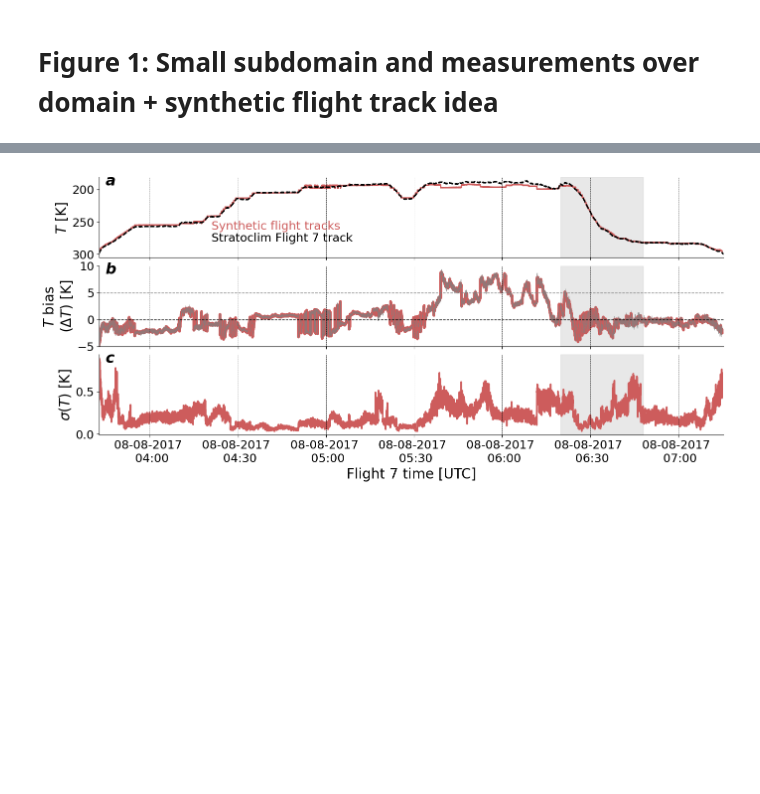
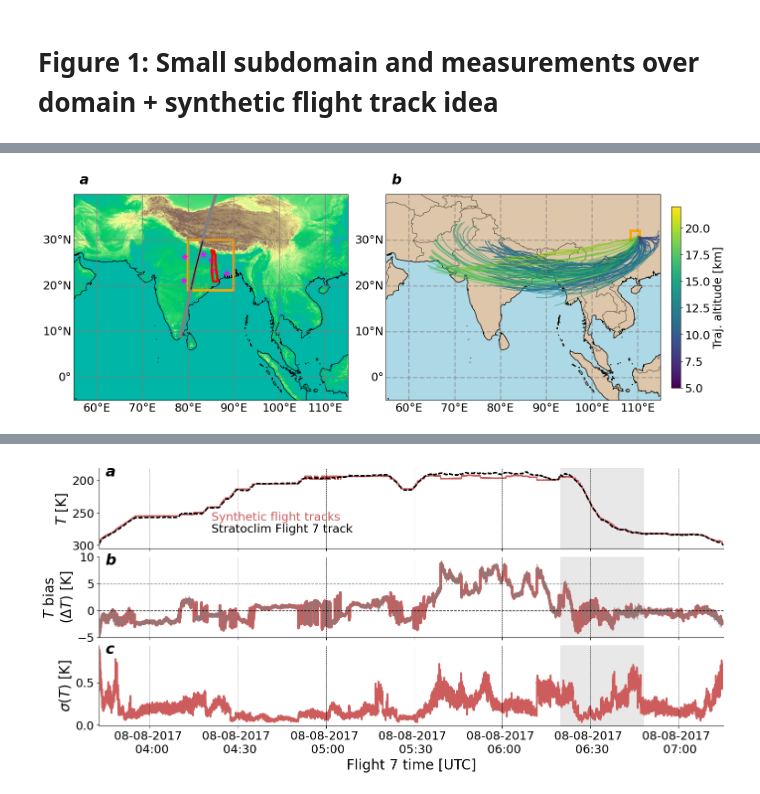
Before and after one commit to sylviasullivan/UTLS-profiles, a Jupyter notebook: Figures_article3.ipynb, the cells around one changed output, grey strips where cells are left out. Cells and saved outputs as stored; diff of their text form; code cells hidden in the pictures; blank space fills up the shorter version.

```diff
--- a/Figures_article3.ipynb
+++ b/Figures_article3.ipynb
@@ -229,0 +103,97 @@ plt.show()
+# %%
+fs = 18
+fig = plt.figure(figsize=(15,8), constrained_layout=True)
+gs = fig.add_gridspec(1,2,width_ratios=[3,3])
+
+# Set up grid in panel a
+ax0 = fig.add_subplot(gs[0,0], projection=ccrs.PlateCarree())
+ax1 = fig.add_subplot(gs[0,1], projection=ccrs.PlateCarree())
+ax0.set_rasterization_zorder(2.5)
+ax1.set_rasterization_zorder(2.5)
+
+gl = ax0.gridlines(crs=ccrs.PlateCarree(), draw_labels=True, linewidth=1, color='gray')
+gl.top_labels = False
+gl.right_labels = False
+gl.xformatter = LONGITUDE_FORMATTER
+gl.yformatter = LATITUDE_FORMATTER
+gl.xlabel_style = {'size':fs}
+gl.ylabel_style = {'size':fs}
+ax0.set_xlabel(r'Latitude [$^{\circ}$N]',fontsize=fs)
+ax0.set_ylabel(r'Longitude [$^{\circ}$E]',fontsize=fs)
+ax0.set_extent([55, 115, -5, 40],crs=ccrs.PlateCarree())
+
+# Add the time-consuming topography under the map
+cmap = truncate_colormap(plt.get_cmap('terrain'), 0.2, 1.)
+x, y = dset['lon'].values, dset['lat'].values
+ax0.tricontourf(x, y, dset['topography_c'], cmap=cmap, levels=np.arange(-100,8500,5), rasterized=True)
+ax0.coastlines()
+
+# Create and add a rectangle for the small subdomain
+lon_min, lon_max = 80, 90
+lat_min, lat_max = 19, 30
+box = mpatches.Rectangle( (lon_min, lat_min), lon_max - lon_min, lat_max - lat_min, linewidth=4,
+    edgecolor='orange', facecolor='none', transform=ccrs.PlateCarree() )
+ax0.add_patch(box)
+
+# Plot the sonde locations
+sz = 80
+ax0.scatter( 83.360, 26.750, marker='*', color='magenta', s=sz ) # Station 42379
+ax0.scatter( 85.1, 25.600, marker='*', color='magenta', s=sz ) # Station 42492
+ax0.scatter( 85.310, 23.310, marker='*', color='magenta', s=sz ) # Station 42701
+ax0.scatter( 79.050, 21.100, marker='*', color='magenta', s=sz ) # Station 42867
+ax0.scatter( 88.45079, 22.650, marker='*', color='magenta', s=sz ) # Station 42809
+ax0.scatter( 79.250, 26.230, marker='*', color='magenta', s=sz ) # Station 42361
+
+# Plot the MLS track
+ax0.plot( mls_lon[2800:3000], mls_lat[2800:3000], color='gray', lw=5, rasterized=True, transform=ccrs.PlateCarree() )
+ax0.plot( mls_lon_filtered, mls_lat_filtered, color='black', linestyle='-', rasterized=True, transform=ccrs.PlateCarree() )
+
+# Plot the Flight 7 Track
+ax0.scatter( lon_sc[i_sc[:,0]], lat_sc[i_sc[:,0]], c='red', s=2, rasterized=True, transform=ccrs.PlateCarree() )
+ax0.text(0.02 ,1.05, 'a', weight='bold', fontstyle='italic', fontsize=fs+4, transform=ax0.transAxes)
+
+ax1.coastlines()
+ax1.set_extent([55, 115, -5, 40],crs=ccrs.PlateCarree())
+
+gl = ax1.gridlines(crs=ccrs.PlateCarree(), draw_labels=True,
+                  linewidth=2, color='gray', alpha=0.5, linestyle='--')
+gl.xlabels_top = False
+gl.ylabels_right = False
+gl.xformatter = LONGITUDE_FORMATTER
+gl.yformatter = LATITUDE_FORMATTER
+gl.xlabel_style = {'size': fs}
+gl.ylabel_style = {'size': fs}
+ax1.add_feature(cfeature.OCEAN, facecolor='lightblue')
+ax1.add_feature(cfeature.LAND, facecolor='tan', alpha=0.75)
+ax1.add_feature(cfeature.BORDERS, linewidth=0.5)
+
+# Create and add a rectangle for the small subdomain
+lon_min, lon_max = 108.5, 110.5
+lat_min, lat_max = 30, 32
+box = mpatches.Rectangle( (lon_min, lat_min), lon_max - lon_min, lat_max - lat_min, linewidth=4,
+    edgecolor='orange', facecolor='none', transform=ccrs.PlateCarree() )
+ax1.add_patch(box)
+
+# Overlay trajectories
+norm = plt.Normalize(5,22)
+for i in np.arange(n):
+    points = np.array([traj_lon[:,i], traj_lat[:,i]]).T.reshape(-1, 1, 2)
+    segments = np.concatenate([points[:-1], points[1:]], axis=1)
+    lc = LineCollection(segments, cmap='viridis', norm=norm, rasterized=True)  # <--- rasterized=True
+    lc.set_array(traj_alt[:,i])
+    lc.set_linewidth(1)
+    ax1.add_collection(lc)
+
+sm = plt.cm.ScalarMappable(cmap='viridis',norm=norm)
+sm.set_array([])
+
+c = fig.colorbar( sm, ax=ax1, fraction=0.05, pad=0.04, shrink=0.5, aspect=20, anchor=(0.0, 0.5), )
+c.set_label('Traj. altitude [km]',fontsize=fs)
+c.ax.tick_params(labelsize=fs)
+ax1.text(0.02 ,1.05, 'b', weight='bold', fontstyle='italic', fontsize=fs+4, transform=ax1.transAxes)
+
+fig.savefig('/groups/sylvia/UTLS-profiles/output/domain-syntracks-trajs.png')#, bbox_inches='tight')
+#pdf output is still huge in size..
+plt.show()
+# %% [output]
+[figure, added]
```
Also changed, not shown: parts of 44 cells of this notebook, 4 other files.
